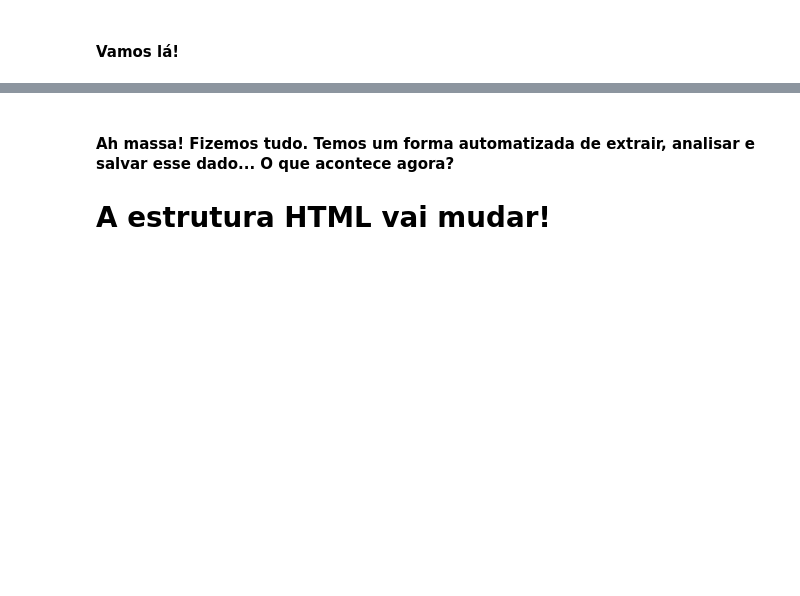
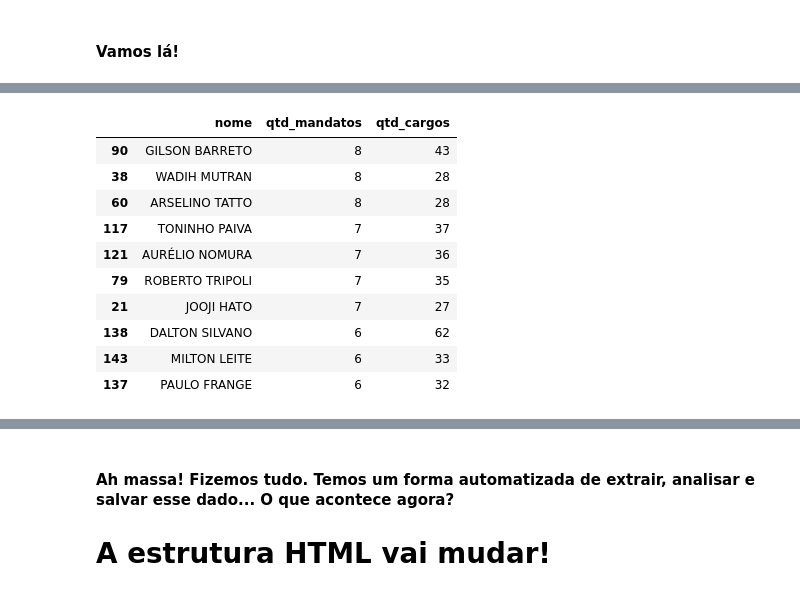
Before and after one commit to Lorenaps/entre-crawlers-apis, a Jupyter notebook: notebooks/3_api_crawler_html.ipynb, the cells around one changed output, grey strips where cells are left out. Drawn from its saved outputs; the diff is of its cells as text; code cells hidden in the pictures; blank space fills up the shorter version.

```diff
--- a/notebooks/3_api_crawler_html.ipynb
+++ b/notebooks/3_api_crawler_html.ipynb
@@ -50,5 +129,17 @@ resultados_df.head(5)
 # %%
-resultados_df.sort_values(['qtd_mandatos', 'qtd_cargos'], ascending=False).head(10)
+resultados_df.sort_values(['qtd_mandatos', 'qtd_cargos'], ascending=False)[['nome', 'qtd_mandatos', 'qtd_cargos']].head(10)
+# %% [output]
+|  | nome | qtd_mandatos | qtd_cargos |
+| 90 | GILSON BARRETO | 8 | 43 |
+| 38 | WADIH MUTRAN | 8 | 28 |
+| 60 | ARSELINO TATTO | 8 | 28 |
+| 117 | TONINHO PAIVA | 7 | 37 |
+| 121 | AURÉLIO NOMURA | 7 | 36 |
+| 79 | ROBERTO TRIPOLI | 7 | 35 |
+| 21 | JOOJI HATO | 7 | 27 |
+| 138 | DALTON SILVANO | 6 | 62 |
+| 143 | MILTON LEITE | 6 | 33 |
+| 137 | PAULO FRANGE | 6 | 32 |
 # %% [markdown]
 ### Podemos salvar o que extraímos em csv?
 
```
Also changed, not shown: parts of 33 cells of this notebook, 10 other files.
